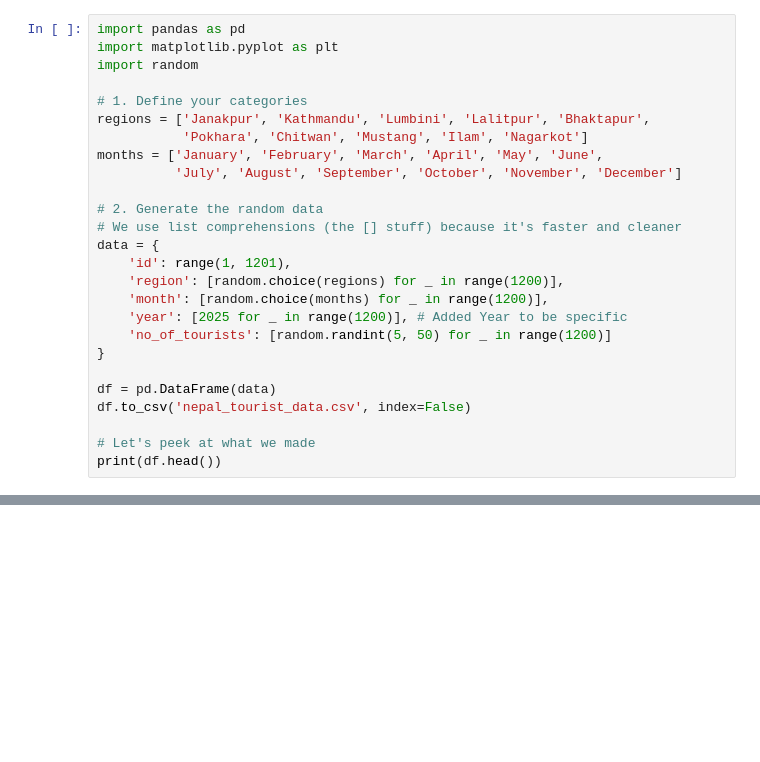
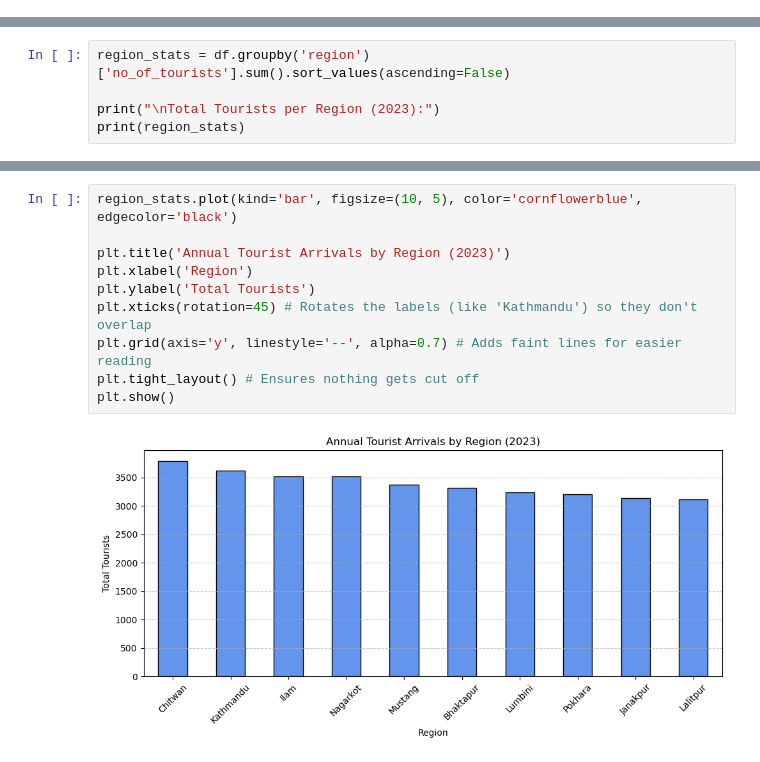
Before and after one commit to acharya-aayush/7thSemLabs, a Jupyter notebook: Assignment-DataAnalysis1.ipynb, the cells around one changed output, grey strips where cells are left out. Drawn from its saved outputs; the diff is of its cells as text; blank space fills up the shorter version.

```diff
--- a/Assignment-DataAnalysis1.ipynb
+++ b/Assignment-DataAnalysis1.ipynb
@@ -1,26 +0,0 @@
-# %%
-import pandas as pd
-import matplotlib.pyplot as plt
-import random
-
-# 1. Define your categories
-regions = ['Janakpur', 'Kathmandu', 'Lumbini', 'Lalitpur', 'Bhaktapur',
-           'Pokhara', 'Chitwan', 'Mustang', 'Ilam', 'Nagarkot']
-months = ['January', 'February', 'March', 'April', 'May', 'June',
-          'July', 'August', 'September', 'October', 'November', 'December']
-
-# 2. Generate the random data
-# We use list comprehensions (the [] stuff) because it's faster and cleaner
-data = {
-    'id': range(1, 1201),
-    'region': [random.choice(regions) for _ in range(1200)],
-    'month': [random.choice(months) for _ in range(1200)],
-    'year': [2025 for _ in range(1200)], # Added Year to be specific
-    'no_of_tourists': [random.randint(5, 50) for _ in range(1200)]
-}
-
-df = pd.DataFrame(data)
-df.to_csv('nepal_tourist_data.csv', index=False)
-
-# Let's peek at what we made
-print(df.head())
@@ -33,0 +5,5 @@ print(df.head())
+# %%
+region_stats = df.groupby('region')['no_of_tourists'].sum().sort_values(ascending=False)
+
+print("\nTotal Tourists per Region (2023):")
+print(region_stats)
@@ -33,0 +24,12 @@ print(df.head())
+# %%
+region_stats.plot(kind='bar', figsize=(10, 5), color='cornflowerblue', edgecolor='black')
+
+plt.title('Annual Tourist Arrivals by Region (2023)')
+plt.xlabel('Region')
+plt.ylabel('Total Tourists')
+plt.xticks(rotation=45) # Rotates the labels (like 'Kathmandu') so they don't overlap
+plt.grid(axis='y', linestyle='--', alpha=0.7) # Adds faint lines for easier reading
+plt.tight_layout() # Ensures nothing gets cut off
+plt.show()
+# %% [output]
+[figure, added]
```
Also changed, not shown: parts of 4 cells of this notebook.
